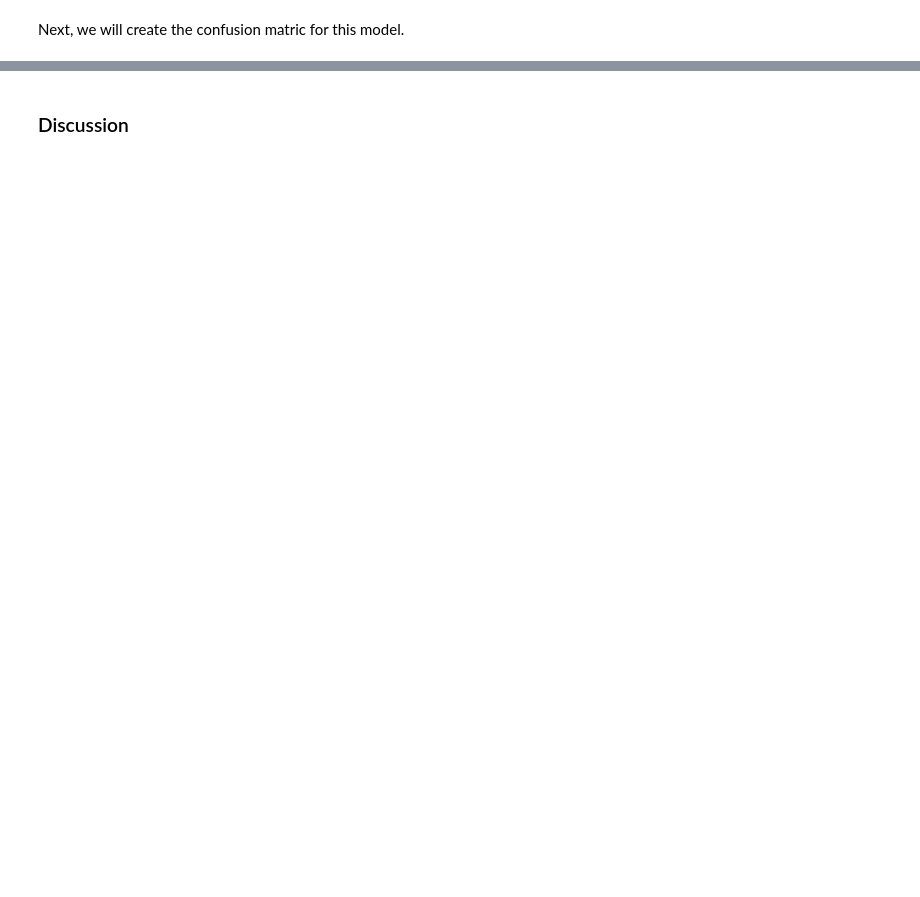
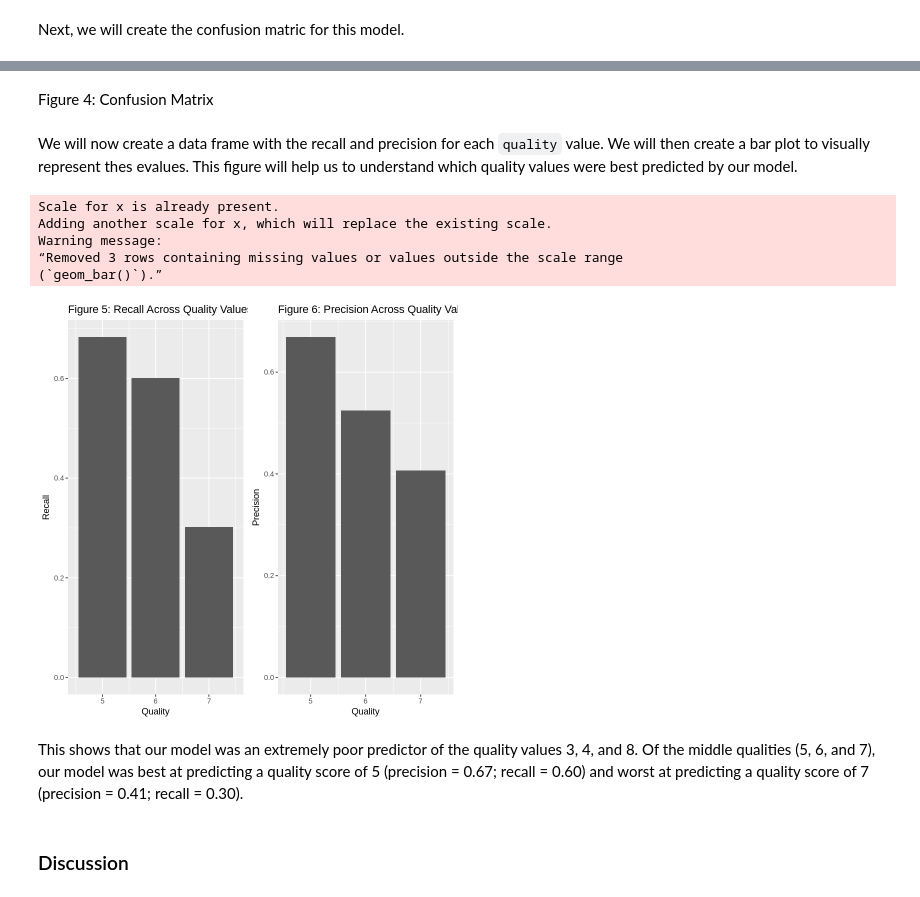
Before and after one commit to MostLeVert/goup01dsci100, a Jupyter notebook: Project_report.ipynb, the cells around one changed output, grey strips where cells are left out. Saved outputs shown, nothing was run; the diff lists cells and outputs as text; code cells hidden in the pictures; blank space fills up the shorter version.

Commit message:
Worked on Discussion and Evaluation Figures
Wrote out a draft discussion and worked on the evaluation figures.

```diff
--- a/Project_report.ipynb
+++ b/Project_report.ipynb
@@ -344,4 +375,43 @@ Prediction  3  4  5  6  7  8
          8  0  0  0  0  0  0
+# %% [markdown]
+Figure 4: Confusion Matrix
+# %% [markdown]
+We will now create a data frame with the recall and precision for each `quality` value. We will then create a bar plot to visually represent thes evalues. This figure will help us to understand which quality values were best predicted by our model.
+# %%
+# Recall = correct 'positive' predictions/total 'positive' test set observations
+# note that recall for 3, 4, and 8 are all 0 there are 0 predictions of these values
+# Precision = correct 'positive' predictions/total 'positive' predictions
+# note that precision for 3, 4, and 8 is undefined as there are 0 predictions of these values
+# We will calculate separately 6 times to consider all quality values as 'positive'
+library(cowplot)
+recall_df <- tibble(quality = c(3,4,5,6,7,8), recall = c(0, 0, 97/(97+43+2), 86/(40+86+17), 13/(13+25+5), 0))
+recall_figure <- recall_df |>
+    ggplot(aes(x = quality, y = recall)) +
+        geom_bar(stat = "identity") +
+        labs(x = "Quality",
+            y = "Recall",
+            title = "Figure 5: Recall Across Quality Values") +
+        scale_x_continuous(breaks = c(5, 6, 7)) +
+        xlim(4.5, 7.5)
+precision_df <- tibble(quality = c(5,6,7), precision = c(97/(5+40+3+97), 86/(5+5+25+43+86), 13/(2+17+13)))
+precision_figure <- precision_df |>
+    ggplot(aes(x = quality, y = precision)) +
+        geom_bar(stat = "identity") +
+        labs(x = "Quality",
+            y = "Precision",
+            title = "Figure 6: Precision Across Quality Values") +
+        scale_x_continuous(breaks = c(5, 6, 7))
+final_plot <- plot_grid(recall_figure, precision_figure, ncol = 2)
+final_plot
+# %% [output]
+Scale for x is already present.
+Adding another scale for x, which will replace the existing scale.
+Warning message:
+“Removed 3 rows containing missing values or values outside the scale range
+(`geom_bar()`).”
+[figure, added]
+# %% [markdown]
+This shows that our model was an extremely poor predictor of the quality values 3, 4, and 8. Of the middle qualities (5, 6, and 7), our model was best at predicting a quality score of 5 (precision = 0.67; recall = 0.60) and worst at predicting a quality score of 7  (precision = 0.41; recall = 0.30).
 # %% [markdown]
 ### Discussion
 # %% [markdown]
```
Also changed, not shown: parts of 22 cells of this notebook.
